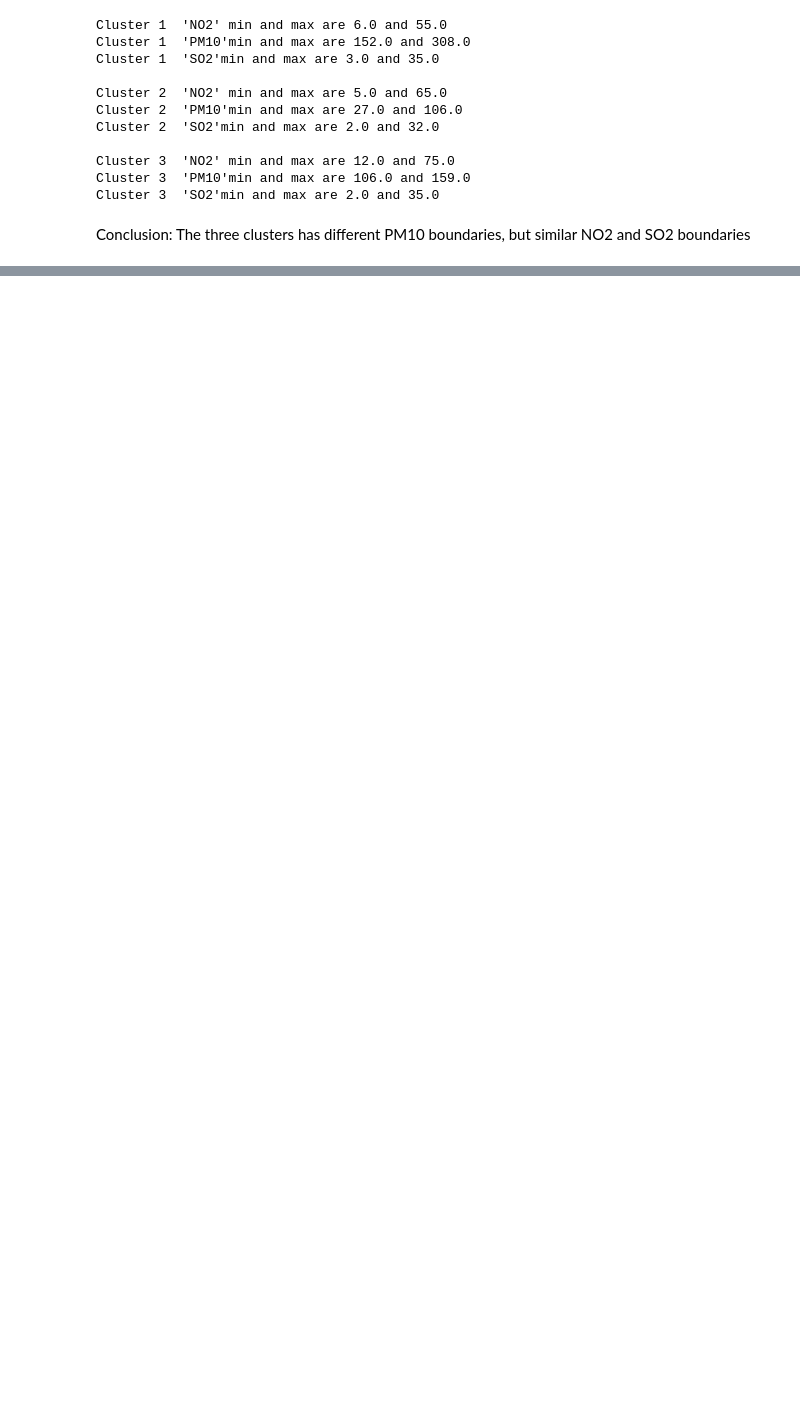
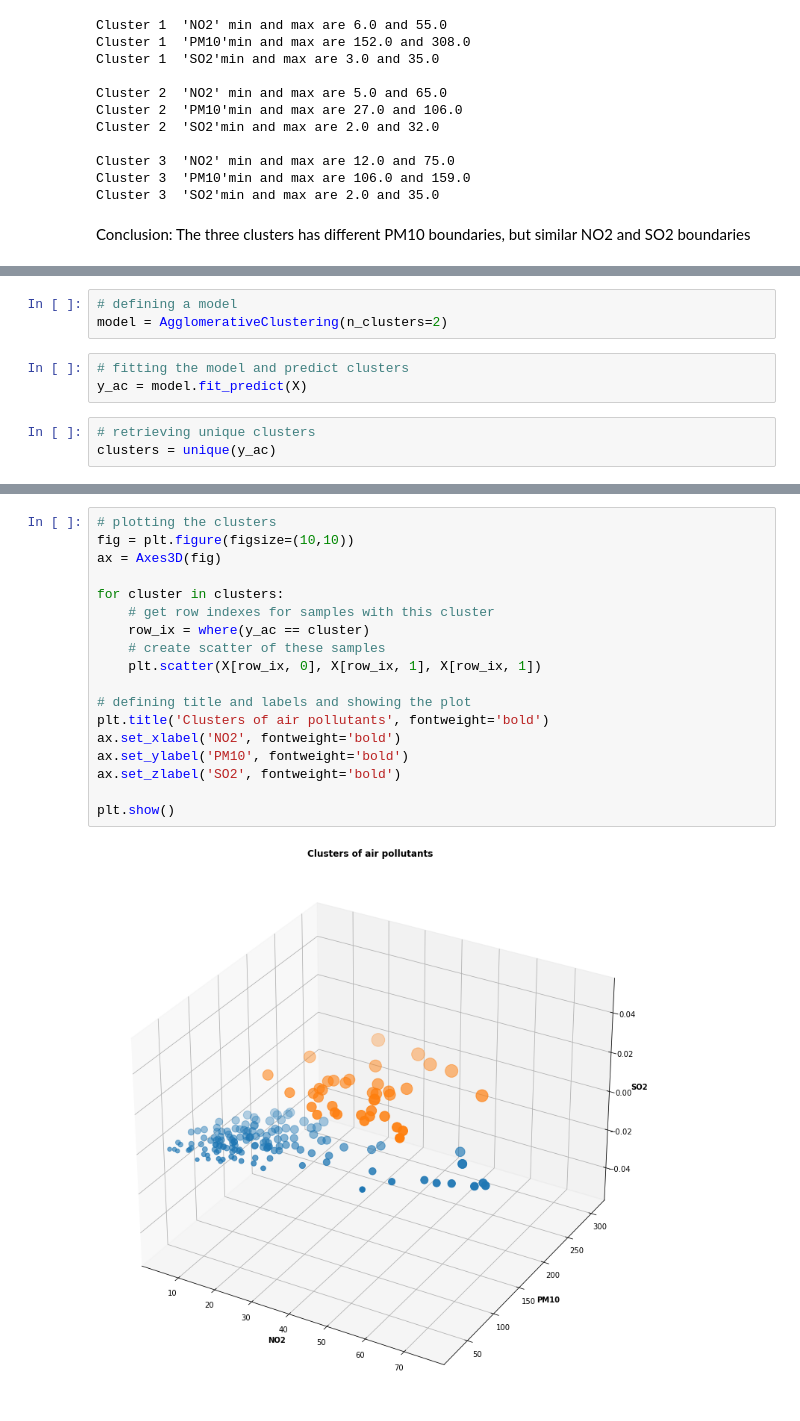
Before and after one commit to rexdeng/Air_pollution_clustering, a Jupyter notebook: Air pollution clustering.ipynb, the cells around one changed output, grey strips where cells are left out. Saved outputs shown, nothing was run; the diff lists cells and outputs as text; blank space fills up the shorter version.

```diff
--- a/Air pollution clustering.ipynb
+++ b/Air pollution clustering.ipynb
@@ -311,0 +366,9 @@ Conclusion: The three clusters has different PM10 boundaries, but similar NO2 an
+# %%
+# defining a model
+model = AgglomerativeClustering(n_clusters=2)
+# %%
+# fitting the model and predict clusters
+y_ac = model.fit_predict(X)
+# %%
+# retrieving unique clusters
+clusters = unique(y_ac)
@@ -311,0 +379,20 @@ Conclusion: The three clusters has different PM10 boundaries, but similar NO2 an
+# %%
+# plotting the clusters
+fig = plt.figure(figsize=(10,10))
+ax = Axes3D(fig)
+
+for cluster in clusters:
+    # get row indexes for samples with this cluster
+    row_ix = where(y_ac == cluster)
+    # create scatter of these samples
+    plt.scatter(X[row_ix, 0], X[row_ix, 1], X[row_ix, 1])
+
+# defining title and labels and showing the plot
+plt.title('Clusters of air pollutants', fontweight='bold')
+ax.set_xlabel('NO2', fontweight='bold')
+ax.set_ylabel('PM10', fontweight='bold')
+ax.set_zlabel('SO2', fontweight='bold')
+
+plt.show()
+# %% [output]
+[figure, added]
```
Also changed, not shown: parts of 62 cells of this notebook.
